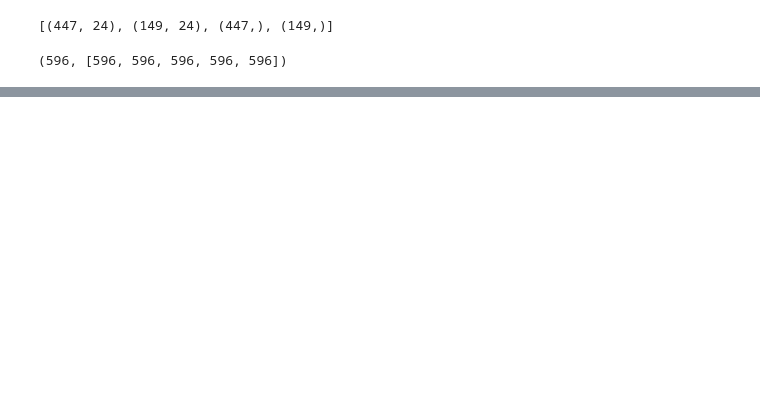
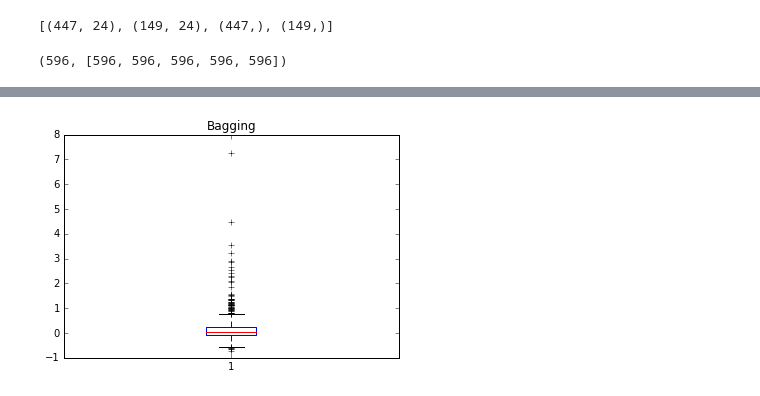
Before and after one commit to ticdat/ticdat, a Jupyter notebook: examples/expert_section/ml_soda_promotion/soda_promotion.ipynb, the cells around one changed output, grey strips where cells are left out. Saved outputs shown, nothing was run; the diff lists cells and outputs as text; code cells hidden in the pictures; blank space fills up the shorter version.

```diff
--- a/examples/expert_section/ml_soda_promotion/soda_promotion.ipynb
+++ b/examples/expert_section/ml_soda_promotion/soda_promotion.ipynb
@@ -87,0 +98,10 @@ plt.show()
+# %%
+def boxplot(algorithm):
+    prediction = experiments["Predictions"][experiments["Algorithm"].index(algorithm)]
+    plt.title(algorithm)
+    plt.boxplot( (prediction - actuals) / (1 + abs(actuals))  )
+    plt.show()
+# %%
+boxplot("Bagging")
+# %% [output]
+[figure, added]
```
Also changed, not shown: parts of 13 cells of this notebook.
